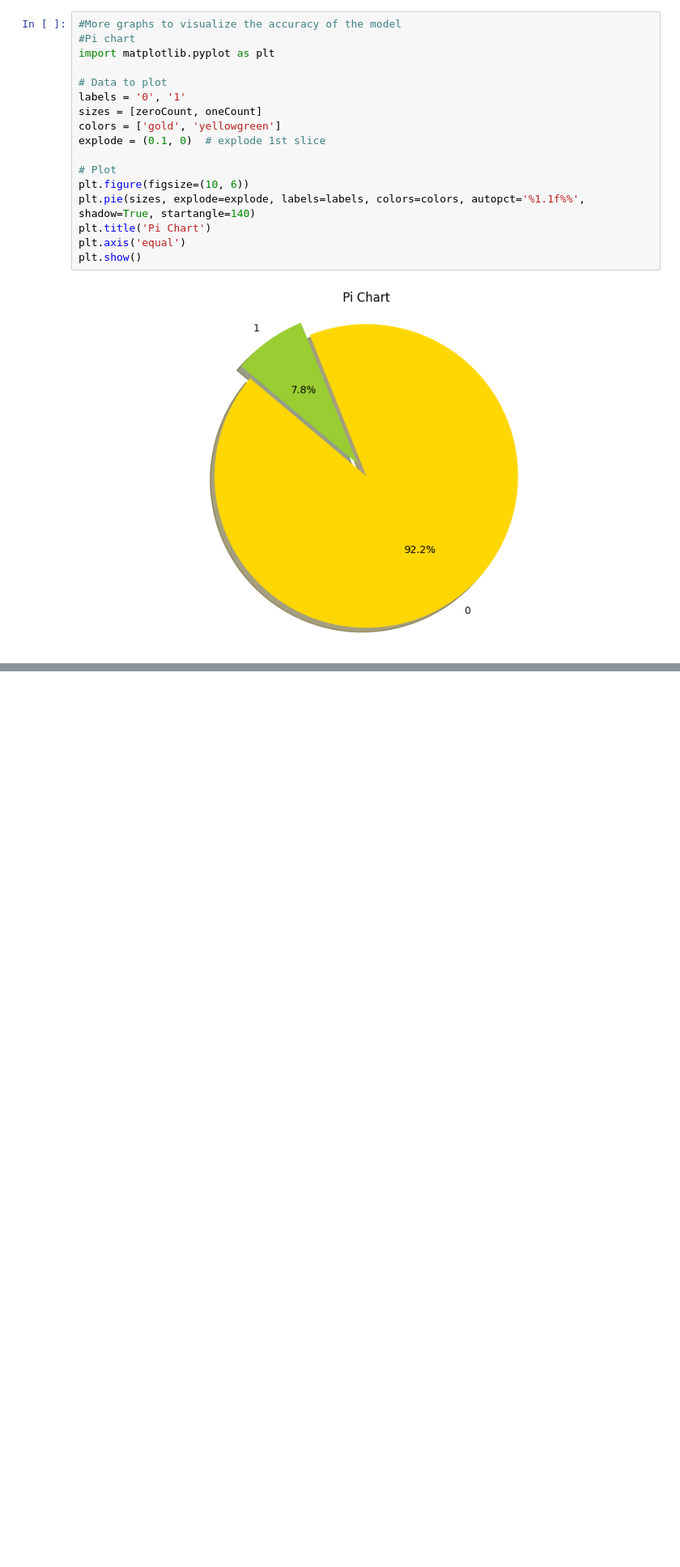
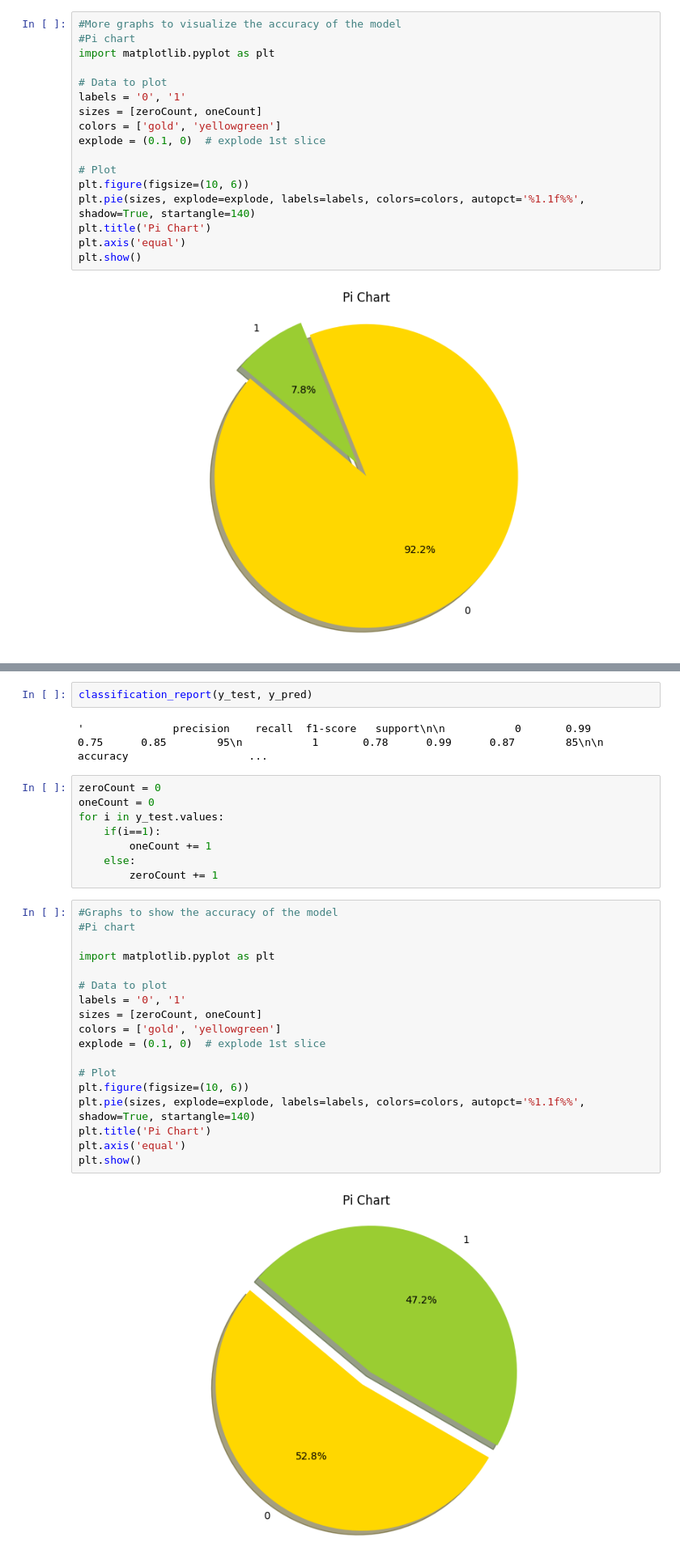
Before and after one commit to Harsh-0001/DAA-Research-Paper, a Jupyter notebook: main.ipynb, the cells around one changed output, grey strips where cells are left out. Shown: that part at 81% size. Drawn from its saved outputs; the diff is of its cells as text; blank space fills up the shorter version.

```diff
--- a/main.ipynb
+++ b/main.ipynb
@@ -438,0 +498,32 @@ plt.show()
+# %%
+classification_report(y_test, y_pred)
+# %% [output]
+'              precision    recall  f1-score   support\n\n           0       0.99      0.75      0.85        95\n           1       0.78      0.99      0.87        85\n\n    accuracy                   ...
+# %%
+zeroCount = 0
+oneCount = 0
+for i in y_test.values:
+    if(i==1):
+        oneCount += 1
+    else:
+        zeroCount += 1
+# %%
+#Graphs to show the accuracy of the model
+#Pi chart
+
+import matplotlib.pyplot as plt
+
+# Data to plot
+labels = '0', '1'
+sizes = [zeroCount, oneCount]
+colors = ['gold', 'yellowgreen']
+explode = (0.1, 0)  # explode 1st slice
+
+# Plot
+plt.figure(figsize=(10, 6))
+plt.pie(sizes, explode=explode, labels=labels, colors=colors, autopct='%1.1f%%', shadow=True, startangle=140)
+plt.title('Pi Chart')
+plt.axis('equal')
+plt.show()
+# %% [output]
+[figure, added]
```
Also changed, not shown: parts of 18 cells of this notebook.
